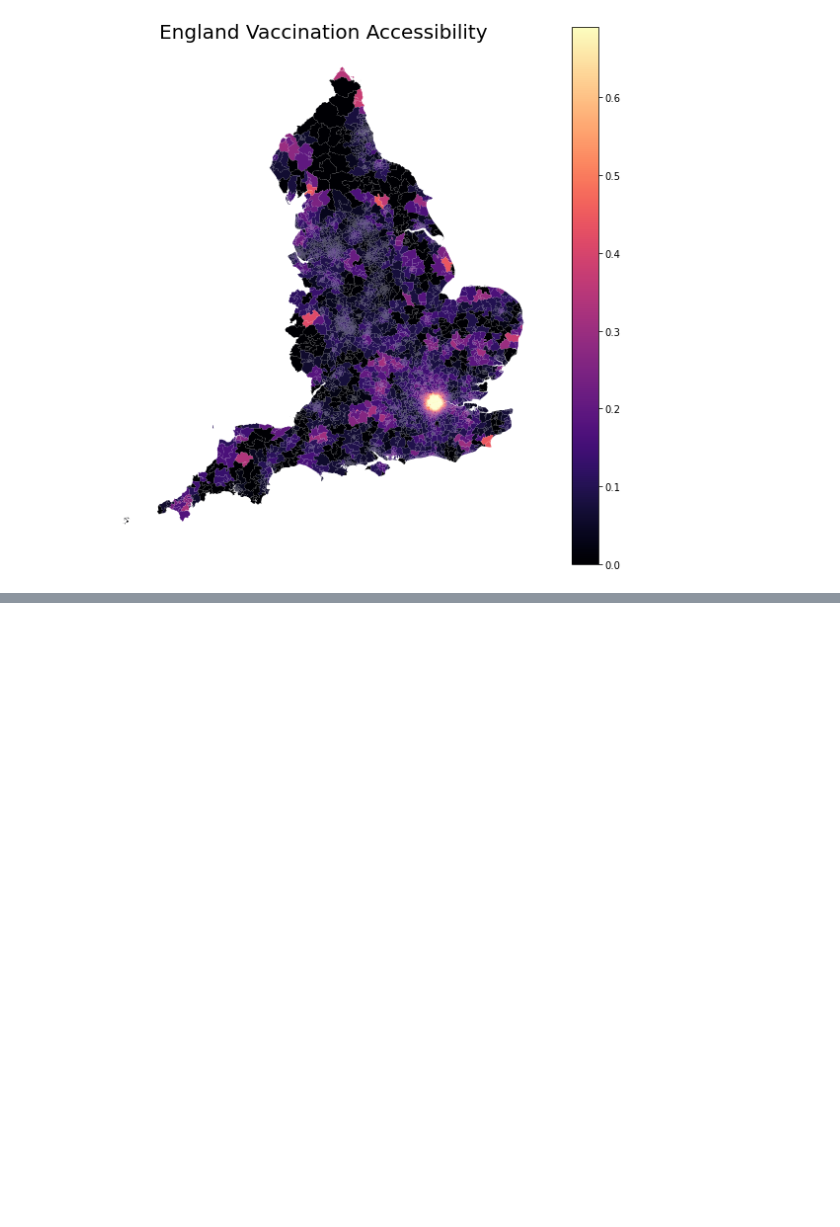
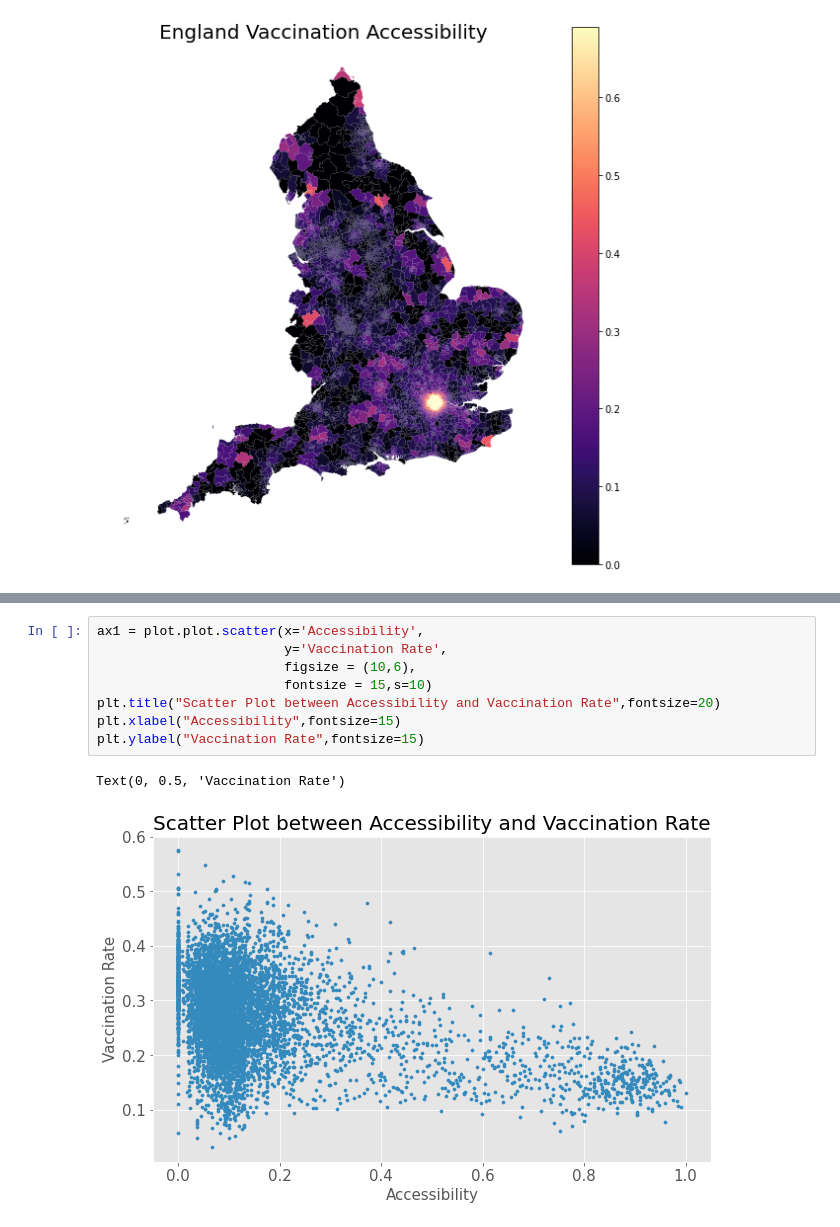
Before and after one commit to LingruFeng/dissertation, a Jupyter notebook: data_github/MSOA_test.ipynb, the cells around one changed output, grey strips where cells are left out. Cells and saved outputs as stored; diff of their text form; blank space fills up the shorter version.

```diff
--- a/data_github/MSOA_test.ipynb
+++ b/data_github/MSOA_test.ipynb
@@ -298,0 +341,11 @@ plot_access('2sfca_supply_value_normalized')
+# %%
+ax1 = plot.plot.scatter(x='Accessibility',
+                        y='Vaccination Rate',
+                        figsize = (10,6),
+                        fontsize = 15,s=10)
+plt.title("Scatter Plot between Accessibility and Vaccination Rate",fontsize=20)
+plt.xlabel("Accessibility",fontsize=15)
+plt.ylabel("Vaccination Rate",fontsize=15)
+# %% [output]
+Text(0, 0.5, 'Vaccination Rate')
+[figure, added]
```
Also changed, not shown: parts of 10 cells of this notebook.
